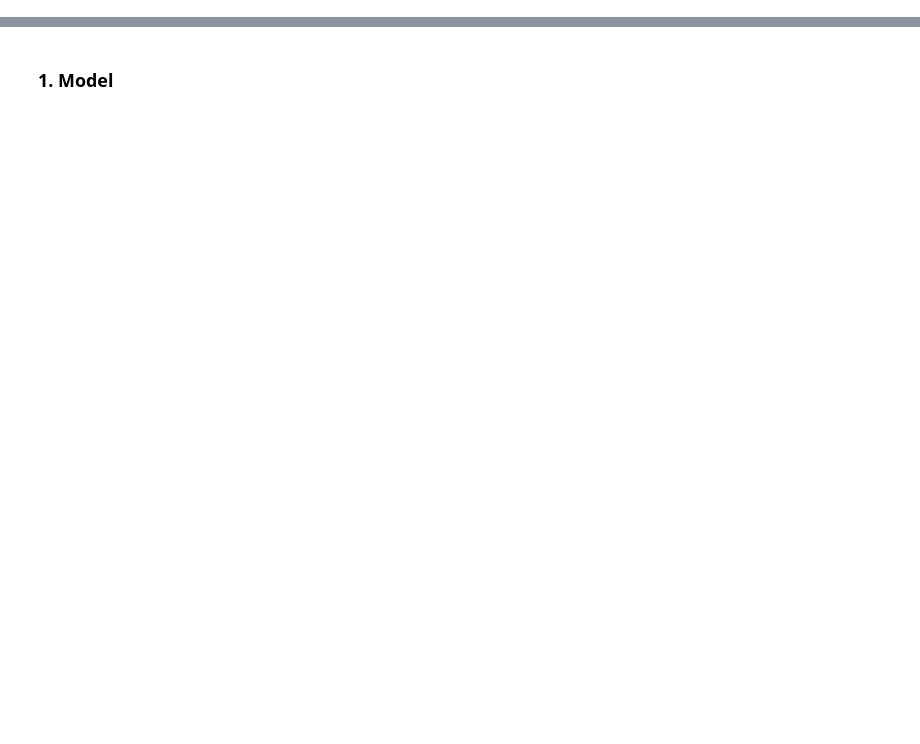
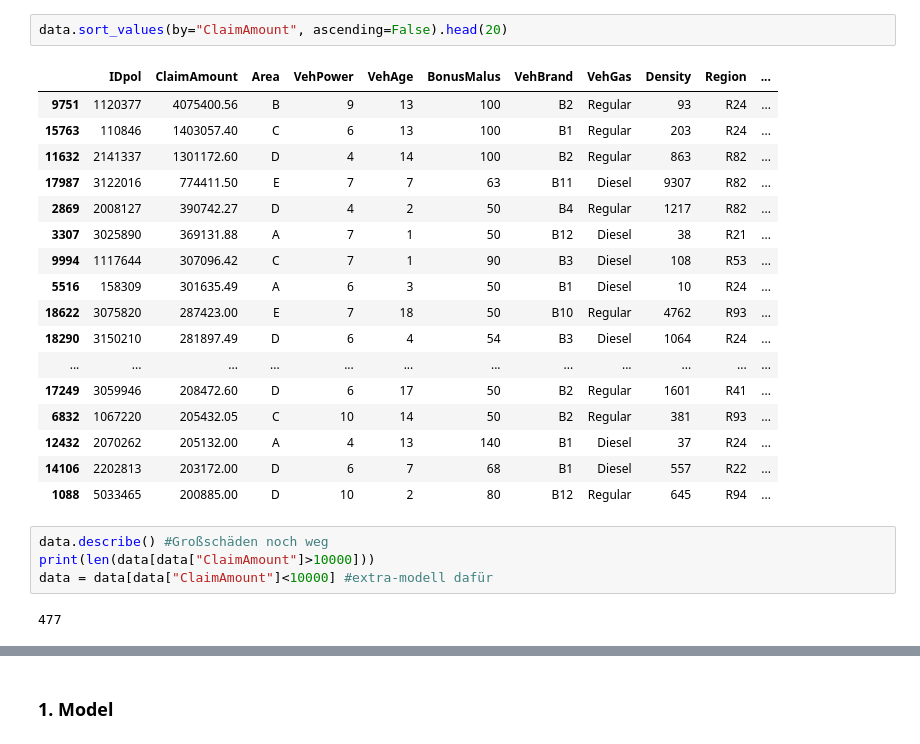
Before and after one commit to unkrejativ/axa-egoi-hands-on-session-2025, a Jupyter notebook: notebooks/2) modelling.ipynb, the cells around one changed output, grey strips where cells are left out. Saved outputs shown, nothing was run; the diff lists cells and outputs as text; blank space fills up the shorter version.

```diff
--- a/notebooks/2) modelling.ipynb
+++ b/notebooks/2) modelling.ipynb
@@ -37,3 +51,29 @@ data = pd.read_csv(url)
+# %%
+data.sort_values(by="ClaimAmount", ascending=False).head(20)
+# %% [output]
+|  | IDpol | ClaimAmount | Area | VehPower | VehAge | BonusMalus | VehBrand | VehGas | Density | Region | ... |
+| 9751 | 1120377 | 4075400.56 | B | 9 | 13 | 100 | B2 | Regular | 93 | R24 | ... |
+| 15763 | 110846 | 1403057.40 | C | 6 | 13 | 100 | B1 | Regular | 203 | R24 | ... |
+| 11632 | 2141337 | 1301172.60 | D | 4 | 14 | 100 | B2 | Regular | 863 | R82 | ... |
+| 17987 | 3122016 | 774411.50 | E | 7 | 7 | 63 | B11 | Diesel | 9307 | R82 | ... |
+| 2869 | 2008127 | 390742.27 | D | 4 | 2 | 50 | B4 | Regular | 1217 | R82 | ... |
+| 3307 | 3025890 | 369131.88 | A | 7 | 1 | 50 | B12 | Diesel | 38 | R21 | ... |
+| 9994 | 1117644 | 307096.42 | C | 7 | 1 | 90 | B3 | Diesel | 108 | R53 | ... |
+| 5516 | 158309 | 301635.49 | A | 6 | 3 | 50 | B1 | Diesel | 10 | R24 | ... |
+| 18622 | 3075820 | 287423.00 | E | 7 | 18 | 50 | B10 | Regular | 4762 | R93 | ... |
+| 18290 | 3150210 | 281897.49 | D | 6 | 4 | 54 | B3 | Diesel | 1064 | R24 | ... |
+| ... | ... | ... | ... | ... | ... | ... | ... | ... | ... | ... | ... |
+| 17249 | 3059946 | 208472.60 | D | 6 | 17 | 50 | B2 | Regular | 1601 | R41 | ... |
+| 6832 | 1067220 | 205432.05 | C | 10 | 14 | 50 | B2 | Regular | 381 | R93 | ... |
+| 12432 | 2070262 | 205132.00 | A | 4 | 13 | 140 | B1 | Diesel | 37 | R24 | ... |
+| 14106 | 2202813 | 203172.00 | D | 6 | 7 | 68 | B1 | Diesel | 557 | R22 | ... |
+| 1088 | 5033465 | 200885.00 | D | 10 | 2 | 80 | B12 | Regular | 645 | R94 | ... |
+# %%
+data.describe() #Großschäden noch weg
+print(len(data[data["ClaimAmount"]>10000]))
+data = data[data["ClaimAmount"]<10000] #extra-modell dafür
+# %% [output]
+477
 # %% [markdown]
 Split your dataset in train and test data.
 
```
Also changed, not shown: parts of 16 cells of this notebook, 2 other files.
